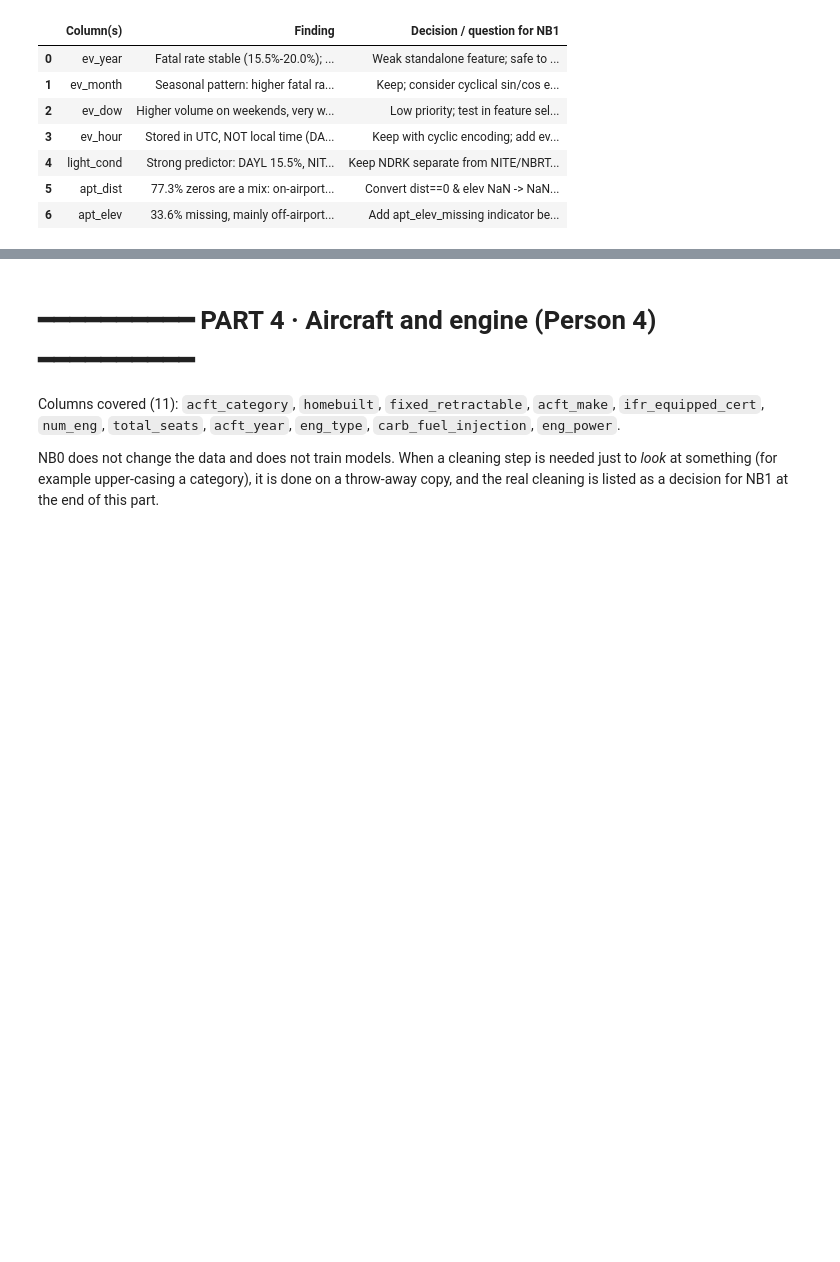
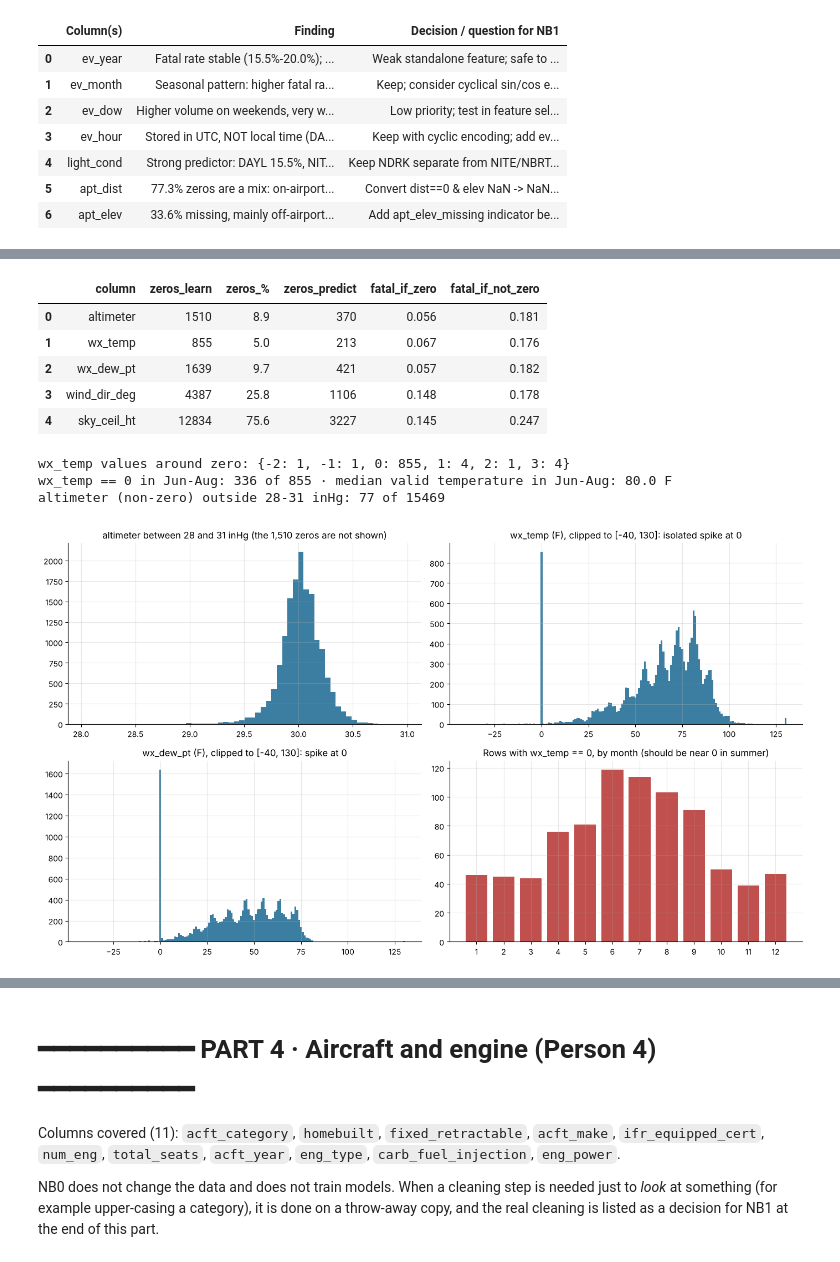
Before and after one commit to JoaoUmbels/MLBROSS, a Jupyter notebook: ML20_NB0_EDA.ipynb, the cells around one changed output, grey strips where cells are left out. Drawn from its saved outputs; the diff is of its cells as text; code cells hidden in the pictures; blank space fills up the shorter version.

```diff
--- a/ML20_NB0_EDA.ipynb
+++ b/ML20_NB0_EDA.ipynb
@@ -343,0 +412,19 @@ findings_p2
+# %%
+for c in CAT_W:
+    raw = learn[c].dropna().unique()
+    norm = pd.Series(raw).str.strip().str.upper().nunique()
+    print(f"{c}: {len(raw)} raw codes, {norm} after strip + upper ->",
+          "no spelling variants" if len(raw) == norm else "SPELLING VARIANTS")
+print("OBSC (in the data dictionary) present in sky_cond_ceil:", (learn["sky_cond_ceil"] == "OBSC").sum(), "rows")
+
+cmp_codes = pd.concat({c: pd.concat({"learn": learn[c].value_counts(dropna=False),
+                                      "predict": predict[c].value_counts(dropna=False)}, axis=1)
+                       for c in CAT_W}).fillna(0).astype(int)
+display(cmp_codes)
+
+unk = []
+for c, code_ in [("wx_cond_basic", "Unk"), ("sky_cond_ceil", "UNK"), ("sky_cond_nonceil", "UNK")]:
+    for lab, m in [(code_, W[c] == code_), ("NaN (empty)", W[c].isna())]:
+        unk.append((c, lab, int(m.sum()), round(W.loc[m, "fatal"].mean(), 3)))
+print("Two ways of 'unknown' vs fatal rate:")
+pd.DataFrame(unk, columns=["column", "value", "n", "fatal_rate"])
@@ -343,0 +473,41 @@ findings_p2
+# %%
+zero_rows = []
+for c in ["altimeter", "wx_temp", "wx_dew_pt", "wind_dir_deg", "sky_ceil_ht"]:
+    z = W[c] == 0
+    zero_rows.append((c, int(z.sum()), round(z.mean() * 100, 1), int((predict[c] == 0).sum()),
+                      round(W.loc[z, "fatal"].mean(), 3), round(W.loc[~z, "fatal"].mean(), 3)))
+zero_df = pd.DataFrame(zero_rows, columns=["column", "zeros_learn", "zeros_%", "zeros_predict",
+                                           "fatal_if_zero", "fatal_if_not_zero"])
+display(zero_df)
+
+temp_ok = W["wx_temp"].between(-40, 130) & (W["wx_temp"] != 0)     # plausible temperature (F)
+print("wx_temp values around zero:", {k: int((W.wx_temp == k).sum()) for k in [-2, -1, 0, 1, 2, 3]})
+summer = W["ev_month"].isin([6, 7, 8])
+print("wx_temp == 0 in Jun-Aug:", int(((W.wx_temp == 0) & summer).sum()),
+      "of", int((W.wx_temp == 0).sum()),
+      "· median valid temperature in Jun-Aug:", W.loc[temp_ok & summer, "wx_temp"].median(), "F")
+print("altimeter (non-zero) outside 28-31 inHg:", int(((W.altimeter > 0) & ~W.altimeter.between(28, 31)).sum()),
+      "of", int((W.altimeter > 0).sum()))
+
+fig, ax = plt.subplots(2, 2, figsize=(14, 8))
+ax[0, 0].hist(W.loc[W.altimeter.between(28, 31), "altimeter"], bins=60, color="#3b7ea1")
+ax[0, 0].set_title("altimeter between 28 and 31 inHg (the 1,510 zeros are not shown)")
+ax[0, 1].hist(W["wx_temp"].clip(-40, 130), bins=np.arange(-40.5, 131.5, 1), color="#3b7ea1")
+ax[0, 1].set_title("wx_temp (F), clipped to [-40, 130]: isolated spike at 0")
+ax[1, 0].hist(W["wx_dew_pt"].clip(-40, 130), bins=np.arange(-40.5, 131.5, 1), color="#3b7ea1")
+ax[1, 0].set_title("wx_dew_pt (F), clipped to [-40, 130]: spike at 0")
+m0 = W.loc[W.wx_temp == 0, "ev_month"].value_counts().sort_index()
+ax[1, 1].bar(m0.index, m0.values, color="#c0504d")
+ax[1, 1].set_xticks(range(1, 13)); ax[1, 1].set_title("Rows with wx_temp == 0, by month (should be near 0 in summer)")
+plt.tight_layout(); plt.show()
+# %% [output]
+|  | column | zeros_learn | zeros_% | zeros_predict | fatal_if_zero | fatal_if_not_zero |
+| 0 | altimeter | 1510 | 8.9 | 370 | 0.056 | 0.181 |
+| 1 | wx_temp | 855 | 5.0 | 213 | 0.067 | 0.176 |
+| 2 | wx_dew_pt | 1639 | 9.7 | 421 | 0.057 | 0.182 |
+| 3 | wind_dir_deg | 4387 | 25.8 | 1106 | 0.148 | 0.178 |
+| 4 | sky_ceil_ht | 12834 | 75.6 | 3227 | 0.145 | 0.247 |
+wx_temp values around zero: {-2: 1, -1: 1, 0: 855, 1: 4, 2: 1, 3: 4}
+wx_temp == 0 in Jun-Aug: 336 of 855 · median valid temperature in Jun-Aug: 80.0 F
+altimeter (non-zero) outside 28-31 inHg: 77 of 15469
+[figure, added]
```
Also changed, not shown: parts of 51 cells of this notebook.
